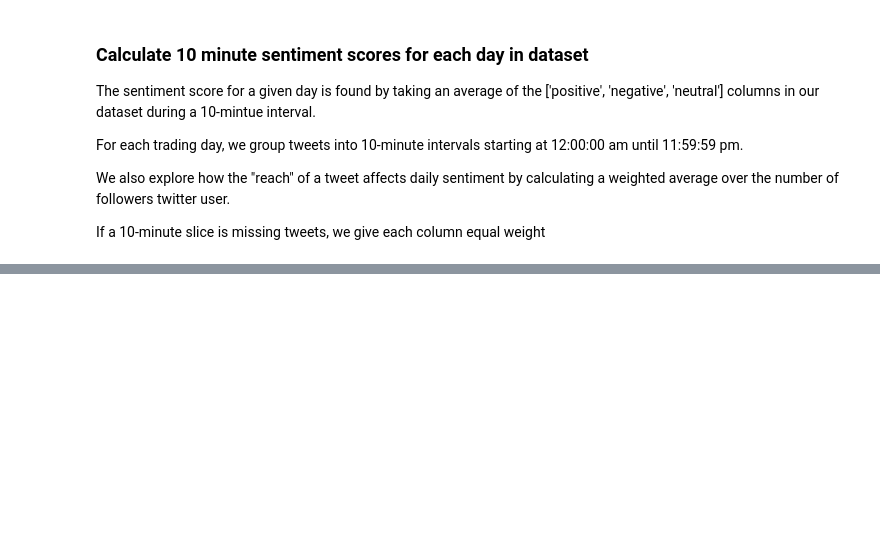
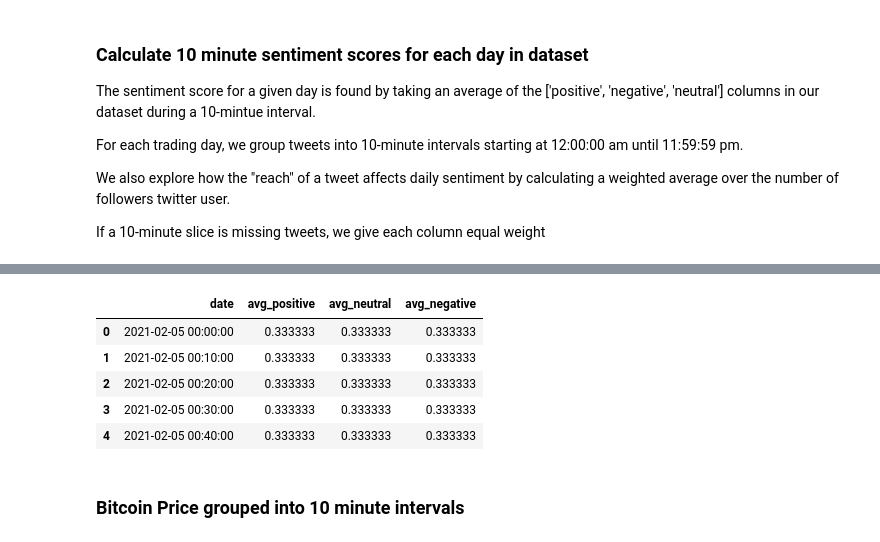
Before and after one commit to jamesrockey/Evolving-Sentiment, a Jupyter notebook: main.ipynb, the cells around one changed output, grey strips where cells are left out. Drawn from its saved outputs; the diff is of its cells as text; code cells hidden in the pictures; blank space fills up the shorter version.

```diff
--- a/main.ipynb
+++ b/main.ipynb
@@ -222,0 +288,29 @@ def average(group):
+# %%
+sentiment_df = pd.read_csv('datasets/refactored_sentiment_added_data_and_date.csv')
+
+# information to keep: user_followers, date, positive, neutral, negative
+sentiment_df = sentiment_df[['user_followers', 'date', 'positive', 'neutral', 'negative']]
+sentiment_df['date'] = pd.to_datetime(sentiment_df['date'])
+
+# group by days
+day_tweets_df = sentiment_df.groupby(sentiment_df['date'].dt.date)
+
+day_data = []
+
+
+for day, group_data in day_tweets_df:
+    data = process_day_data(group_data) # process data for each day (fill in missing interval data)
+    day_data.append(data)
+
+# print(day_data.keys())
+day_tweets_df = pd.concat(day_data, ignore_index=True)
+day_tweets_df.head()
+# %% [output]
+|  | date | avg_positive | avg_neutral | avg_negative |
+| 0 | 2021-02-05 00:00:00 | 0.333333 | 0.333333 | 0.333333 |
+| 1 | 2021-02-05 00:10:00 | 0.333333 | 0.333333 | 0.333333 |
+| 2 | 2021-02-05 00:20:00 | 0.333333 | 0.333333 | 0.333333 |
+| 3 | 2021-02-05 00:30:00 | 0.333333 | 0.333333 | 0.333333 |
+| 4 | 2021-02-05 00:40:00 | 0.333333 | 0.333333 | 0.333333 |
+# %% [markdown]
+### Bitcoin Price grouped into 10 minute intervals
```
Also changed, not shown: parts of 18 cells of this notebook.
